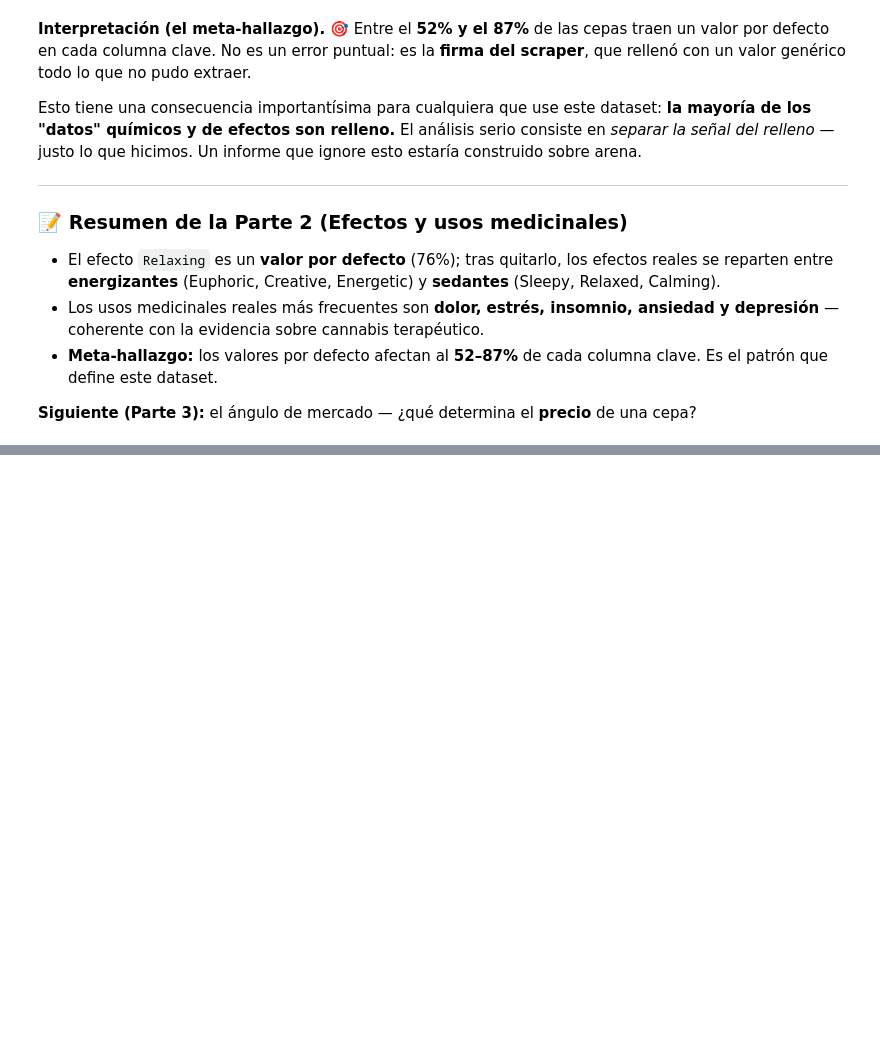
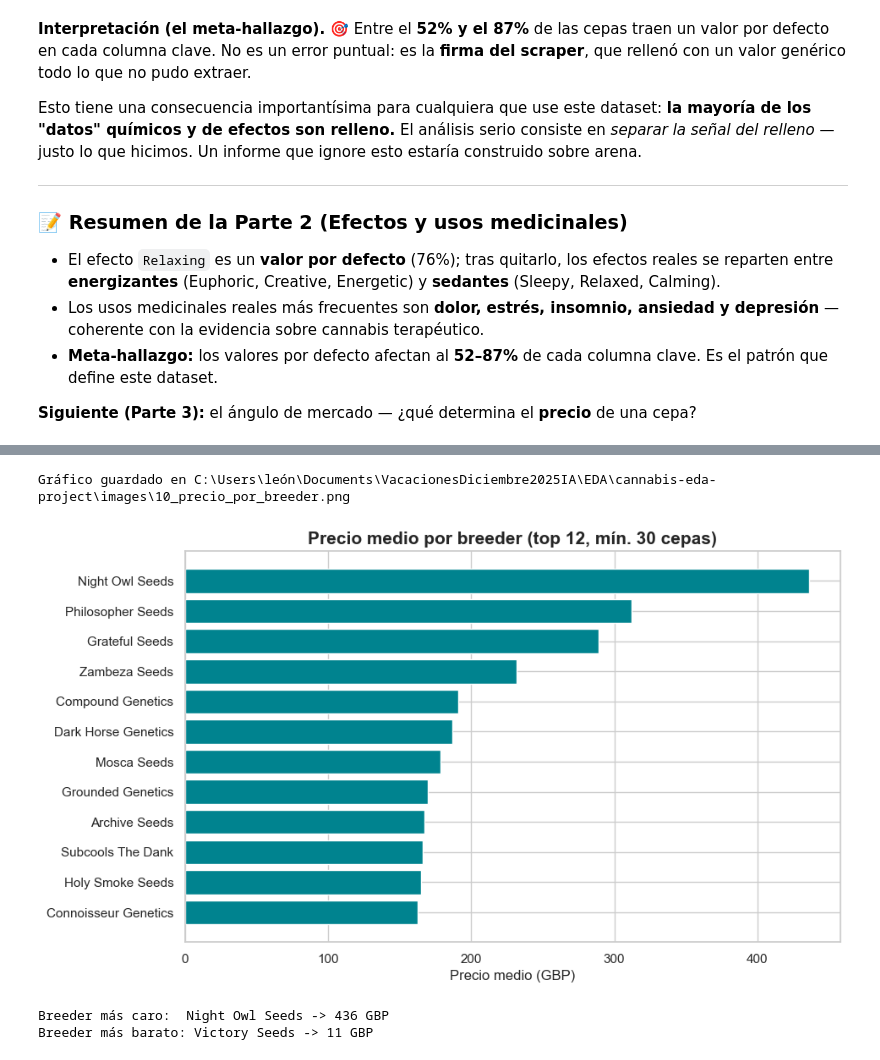
Before and after one commit to arboledaLeon/cannabis-eda-project, a Jupyter notebook: notebooks/03_eda_narrado.ipynb, the cells around one changed output, grey strips where cells are left out. Cells and saved outputs as stored; diff of their text form; code cells hidden in the pictures; blank space fills up the shorter version.

```diff
--- a/notebooks/03_eda_narrado.ipynb
+++ b/notebooks/03_eda_narrado.ipynb
@@ -431,0 +530,20 @@ que hicimos. Un informe que ignore esto estaría construido sobre arena.
+# %%
+# Precio medio por breeder, quedándonos con los que tienen al menos 30 cepas (para que sea representativo)
+por_breeder = df.groupby("breeder")["current_price_gbp"].agg(["mean", "count"])
+por_breeder = por_breeder[por_breeder["count"] >= 30].sort_values("mean", ascending=False)
+
+top = por_breeder.head(12)
+fig, ax = plt.subplots()
+ax.barh(top.index[::-1], top["mean"].values[::-1], color=PALETTE["teal"])
+ax.set_title("Precio medio por breeder (top 12, mín. 30 cepas)")
+ax.set_xlabel("Precio medio (GBP)")
+save_fig("10_precio_por_breeder")
+plt.show()
+
+print("Breeder más caro: ", por_breeder.index[0], "->", round(por_breeder['mean'].iloc[0]), "GBP")
+print("Breeder más barato:", por_breeder.index[-1], "->", round(por_breeder['mean'].iloc[-1]), "GBP")
+# %% [output]
+Gráfico guardado en C:\Users\león\Documents\VacacionesDiciembre2025IA\EDA\cannabis-eda-project\images\10_precio_por_breeder.png
+[figure, added]
+Breeder más caro:  Night Owl Seeds -> 436 GBP
+Breeder más barato: Victory Seeds -> 11 GBP
```
Also changed, not shown: parts of 10 cells of this notebook, 4 other files.
